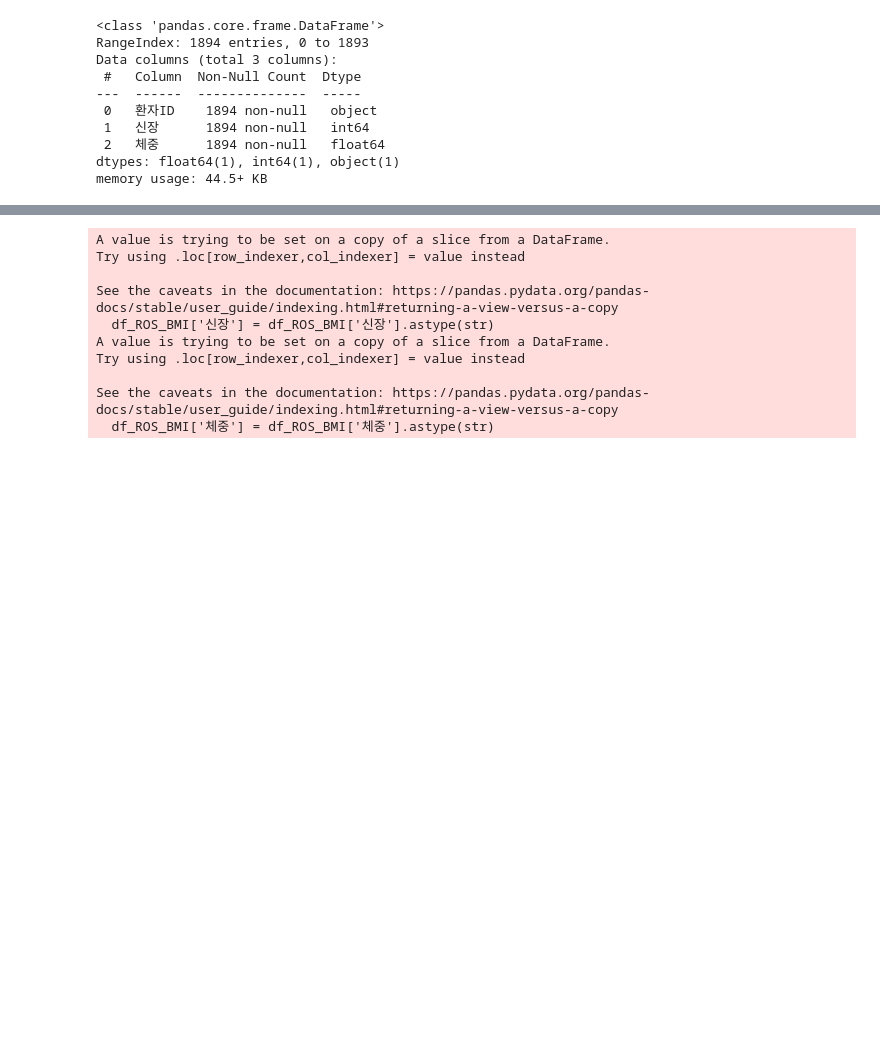
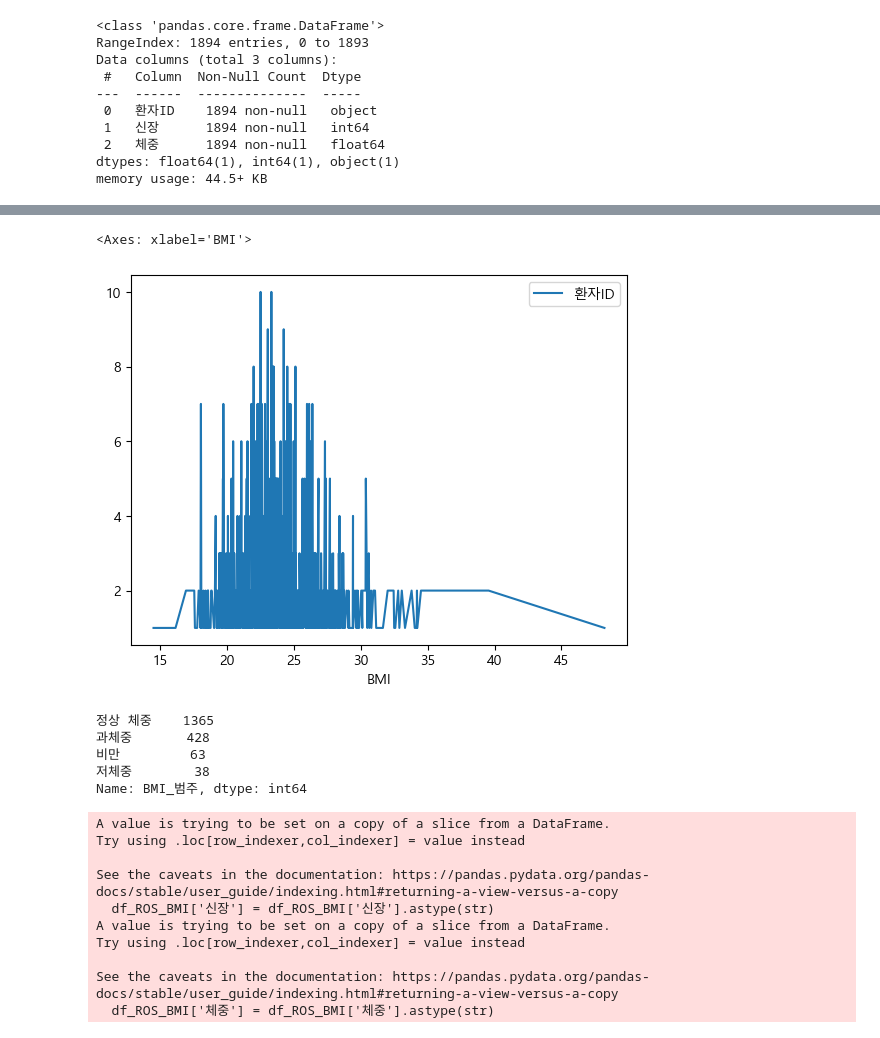
Before and after one commit to araya1203/study_data_analytics, a Jupyter notebook: codes/pandass/ResurrenceOfSurgery_apply_quest.ipynb, the cells around one changed output, grey strips where cells are left out. Cells and saved outputs as stored; diff of their text form; code cells hidden in the pictures; blank space fills up the shorter version.

```diff
--- a/codes/pandass/ResurrenceOfSurgery_apply_quest.ipynb
+++ b/codes/pandass/ResurrenceOfSurgery_apply_quest.ipynb
@@ -79,16 +79,15 @@ dtypes: float64(1), int64(1), object(1)
 memory usage: 44.5+ KB
 # %%
 # BMI 계산 함수
-def calculate_bmi(row):
+def Calculate_BMI(row):
     height = float(row['신장']) / 100  # 신장을 미터로 변환
     weight = float(row['체중'])
-    bmi = weight / (height * height)
-    return bmi
+    BMI = weight / (height * height)
+    return BMI
 # %%
 # BMI 계산 및 범주 할당
-df_ROS_BMI['BMI'] = df_ROS_BMI.apply(calculate_bmi, axis=1)
-df_ROS_BMI['BMI_범주'] = pd.cut(df_ROS_BMI['BMI'], bins=[0, 18.5, 24.9, 29.9, float('inf')],
-                               labels=['저체중', '정상 체중', '과체중', '비만'])
+df_ROS_BMI['BMI'] = df_ROS_BMI.apply(Calculate_BMI, axis=1)
+df_ROS_BMI['BMI']
 # %% [output]
 A value is trying to be set on a copy of a slice from a DataFrame.
 Try using .loc[row_indexer,col_indexer] = value instead
@@ -102,0 +126,5 @@ See the caveats in the documentation: https://pandas.pydata.org/pandas-docs/stab
+# %%
+pd.pivot_table(data=df_ROS_BMI[['BMI', '환자ID']], index='BMI', aggfunc=len).plot(kind='line')
+# %% [output]
+<Axes: xlabel='BMI'>
+[figure, added]
@@ -103,6 +134,13 @@ See the caveats in the documentation: https://pandas.pydata.org/pandas-docs/stab
 # %%
 # BMI 범주별 빈도수 계산
-bmi_category_counts = df_ROS_BMI['BMI_범주'].value_counts()
+df_ROS_BMI_counts = df_ROS_BMI['BMI_범주'].value_counts()
+df_ROS_BMI_counts
+# %% [output]
+정상 체중    1365
+과체중       428
+비만         63
+저체중        38
+Name: BMI_범주, dtype: int64
 # %%
 # 문자열로 변환한 신장과 체중 열
 df_ROS_BMI['신장'] = df_ROS_BMI['신장'].astype(str)
```
Also changed, not shown: parts of 4 cells of this notebook.
